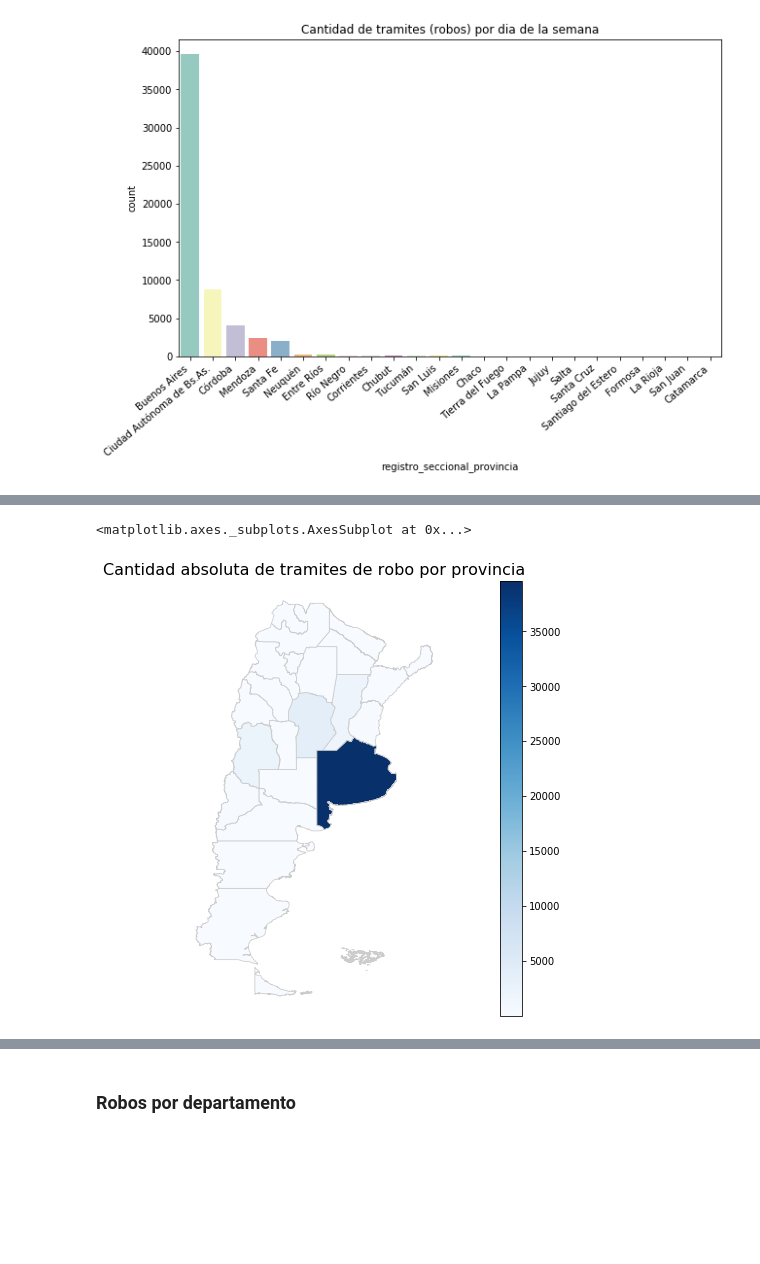
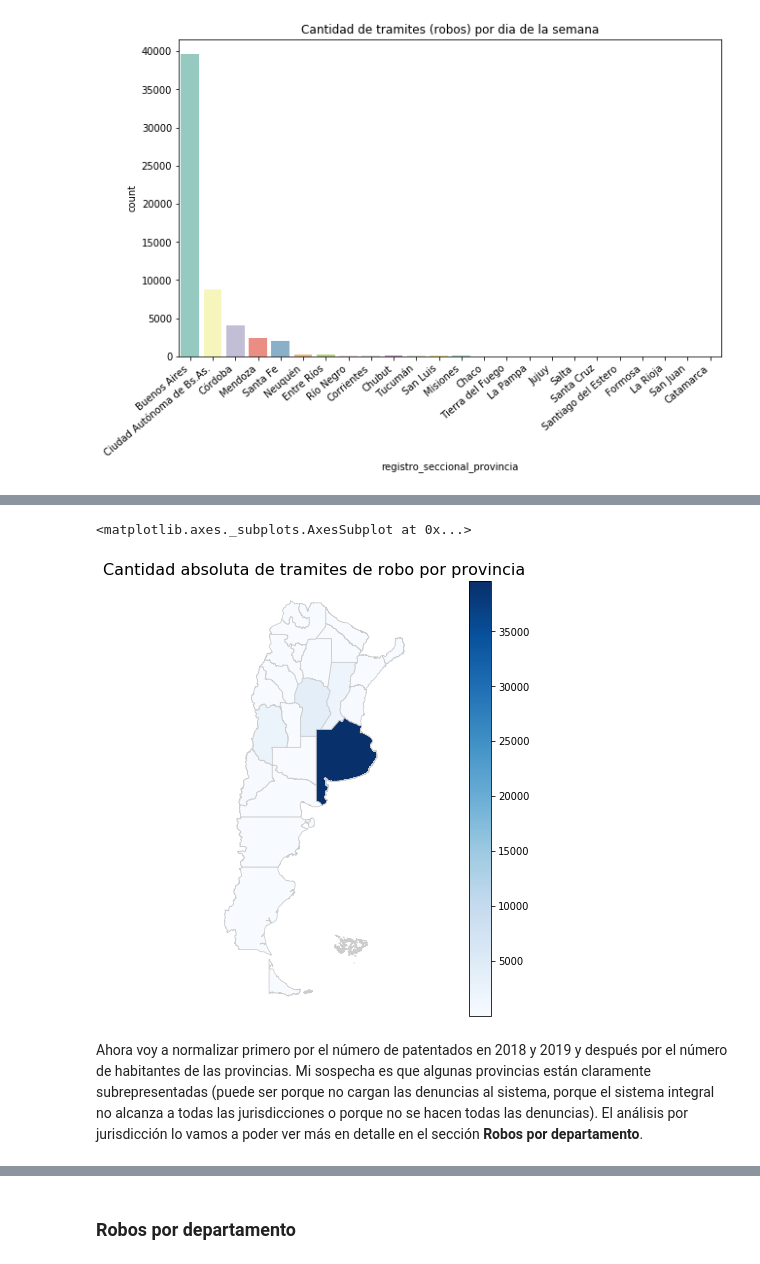
Before and after one commit to ilcarbo/robo_autos, a Jupyter notebook: EDA.ipynb, the cells around one changed output, grey strips where cells are left out. Saved outputs shown, nothing was run; the diff lists cells and outputs as text; code cells hidden in the pictures; blank space fills up the shorter version.

```diff
--- a/EDA.ipynb
+++ b/EDA.ipynb
@@ -479,6 +479,7 @@ shapefile = './GEO/provincia/provincia.shp'
 provincias = gpd.read_file(shapefile)[['fna', 'nam', 'geometry']]
 # Le cambio el nombre a "Tierra del Fuego, Antártida e Islas del Atlántico sur" por "Tierra del Fuego"
 provincias.nam[16] = "Tierra del Fuego"
+provincias.nam[0] = "Ciudad Autónoma de Bs.As."
 # %%
 # Junto el geopandas con los poligionos de las provincias con los robos por provincia
 provincias = provincias.merge(robados_por_provincia, left_on='nam', right_index=True)
@@ -493,20 +513,23 @@ provincias_en_Argentina = gpd.overlay(provincias, AOI, how='intersection')
 # %%
 # Ploteo los robos absolutos por provincia
 
 # Tamaño de la figura
 fig, ax = plt.subplots(1, figsize=(20, 8))
 # Título
 ax.set_title('Cantidad absoluta de tramites de robo por provincia', fontdict={'fontsize': '16', 'fontweight' : '3'})
 # Borro los ejes
 ax.axis('off')
 
 # Creo el colorbar
 sm = plt.cm.ScalarMappable(cmap='Blues', norm=plt.Normalize(vmin=min(robados_por_provincia), vmax=max(robados_por_provincia)))
 sm._A = []
 cbar = fig.colorbar(sm)
 
 # Plotea final
+provincias_en_Argentina = provincias_en_Argentina.to_crs({'init': 'epsg:3395'}) # Lo paso a Mercator
 provincias_en_Argentina.plot(column='tramite_tipo', cmap='Blues', linewidth=0.8, ax=ax, edgecolor='0.8')
 # %% [output]
 <matplotlib.axes._subplots.AxesSubplot at 0x...>
-[figure, old version]
+[figure, new version]
+# %% [markdown]
+Ahora voy a normalizar primero por el número de patentados en 2018 y 2019 y después por el número de habitantes de las provincias. Mi sospecha es que algunas provincias están claramente subrepresentadas (puede ser porque no cargan las denuncias al sistema, porque el sistema integral no alcanza a todas las jurisdicciones o porque no se hacen todas las denuncias). El análisis por jurisdicción lo vamos a poder ver más en detalle en el sección **Robos por departamento**.
```
Also changed, not shown: parts of 5 cells of this notebook, 2 other files.
